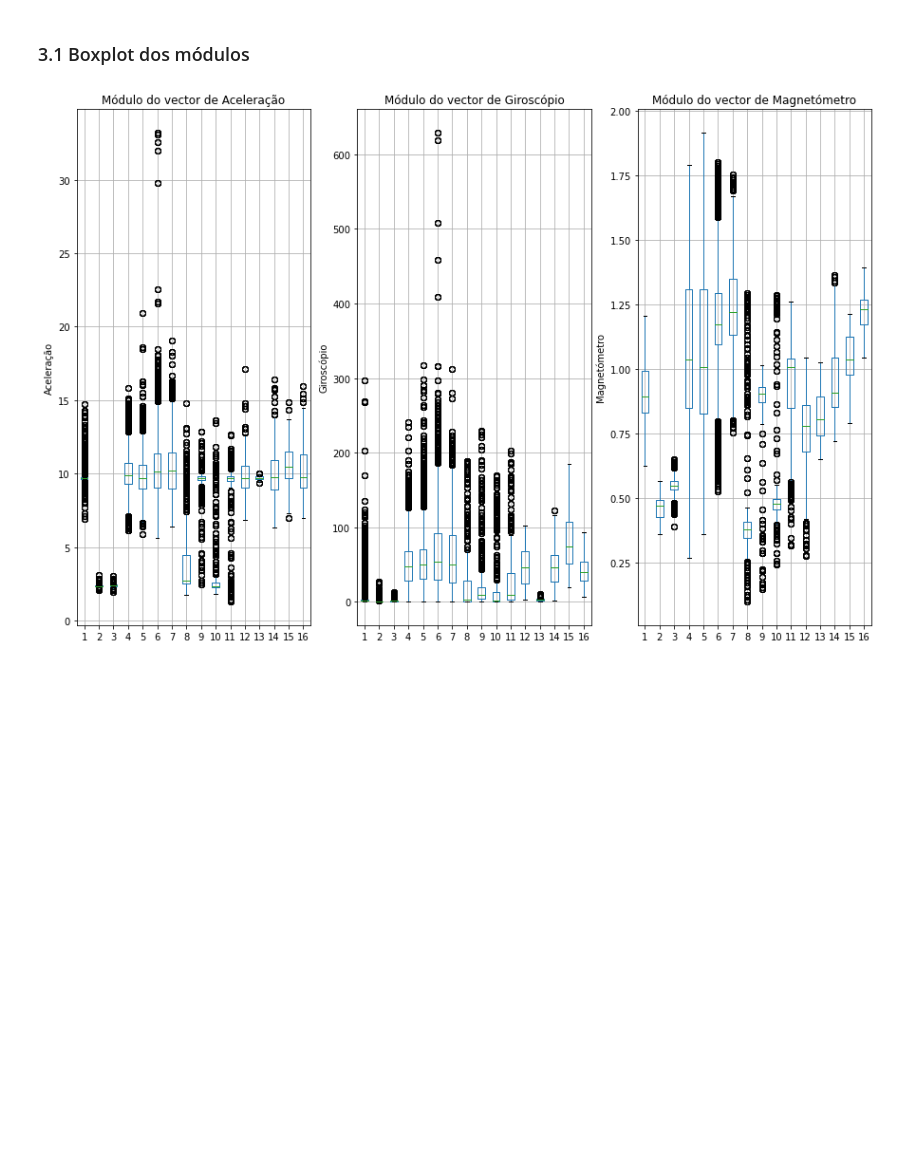
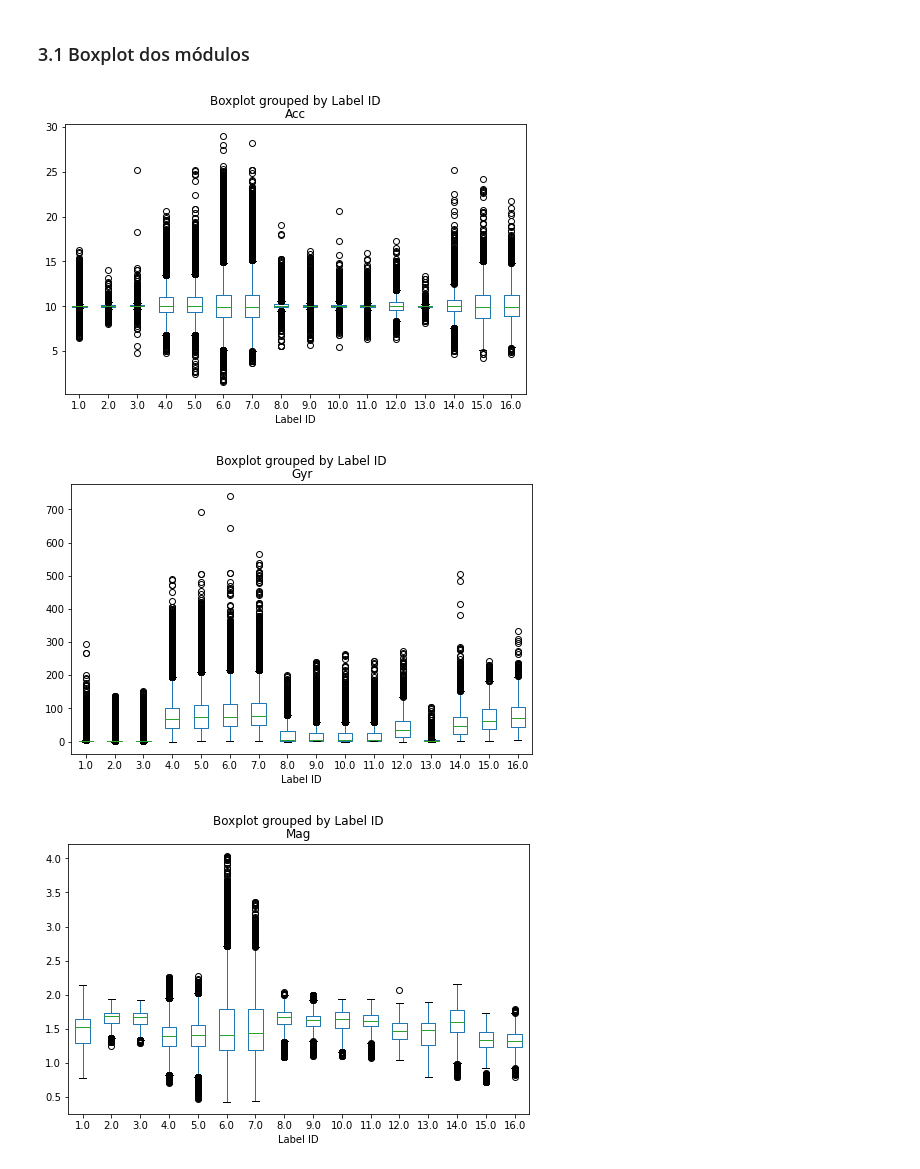
Before and after one commit to patii01/TCD-TP, a Jupyter notebook: code/mainActivity.ipynb, the cells around one changed output. Drawn from its saved outputs; the diff is of its cells as text; code cells hidden in the pictures; blank space fills up the shorter version.

```diff
--- a/code/mainActivity.ipynb
+++ b/code/mainActivity.ipynb
@@ -91,27 +86,13 @@ def modulo(dFrame):
 # %% [markdown]
 ### 3.1 Boxplot dos módulos
-# %%
-def boxplot(acc, gir, mag):
-
-    plt.figure(figsize=(15,10))
-
-    plt.subplot(1,3,1)
-    plt.title("Módulo do vector de Aceleração")
-    plt.ylabel("Aceleração")
-    acc.boxplot()
-
-    plt.subplot(1,3,2)
-    plt.title("Módulo do vector de Giroscópio")
-    plt.ylabel("Giroscópio")
-    gir.boxplot()
-
-    plt.subplot(1,3,3)
-    plt.title("Módulo do vector de Magnetómetro")
-    plt.ylabel("Magnetómetro")
-    mag.boxplot()
-
-    plt.savefig("modulos")
-
-boxplot(acc, gir, mag)
-# %% [output]
-[figure, removed]
+# %%
+def boxplot(mod_data):
+    mod_data.boxplot(by ='Label ID', column =['Acc'], grid = False, figsize=(8,5))
+    mod_data.boxplot(by ='Label ID', column =['Gyr'], grid = False, figsize=(8,5))
+    mod_data.boxplot(by ='Label ID', column =['Mag'], grid = False, figsize=(8,5))
+
+boxplot(mod_data)
+# %% [output]
+[figure, added]
+[figure, added]
+[figure, added]
```
Also changed, not shown: parts of 4 cells of this notebook.
